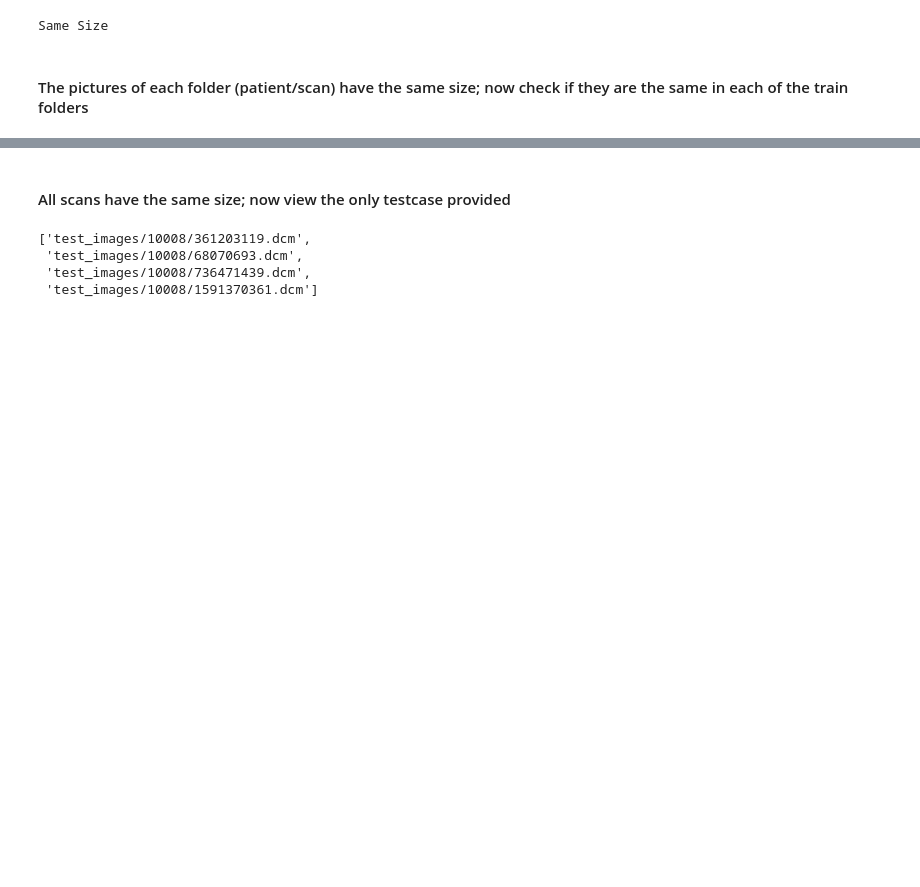
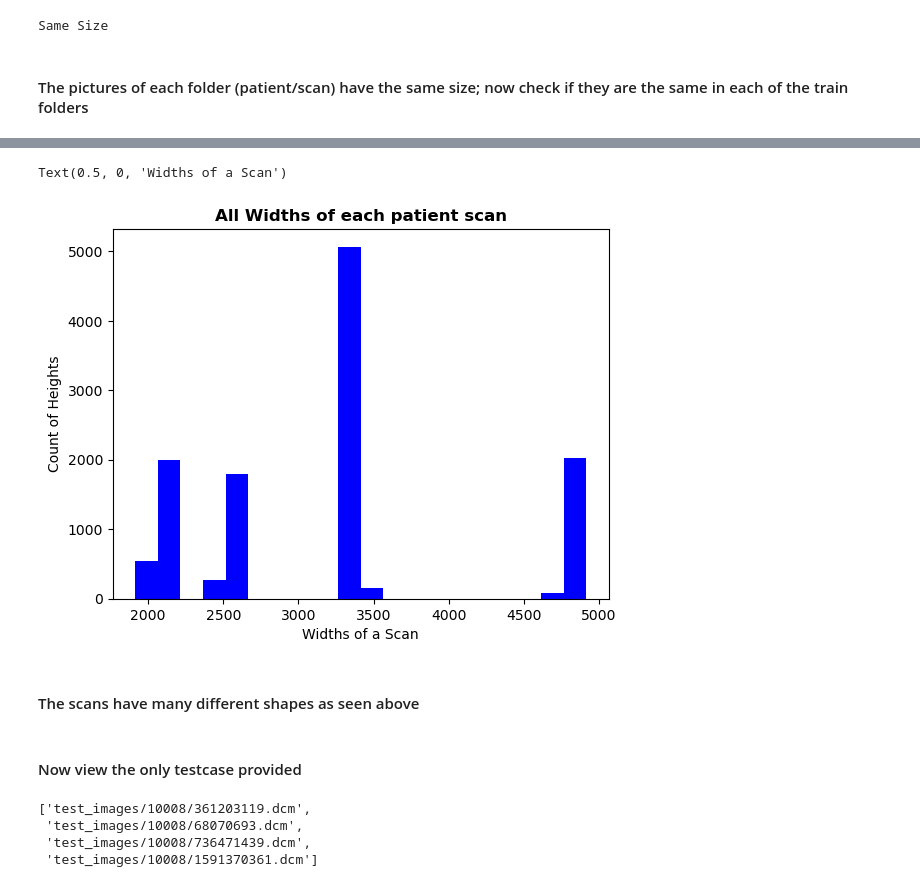
Before and after one commit to Oliver-Busemann/RSNA_Breast_Cancer_Detection, a Jupyter notebook: RSNA_Notebook_1_Data_Exploration.ipynb, the cells around one changed output, grey strips where cells are left out. Cells and saved outputs as stored; diff of their text form; code cells hidden in the pictures; blank space fills up the shorter version.

```diff
--- a/RSNA_Notebook_1_Data_Exploration.ipynb
+++ b/RSNA_Notebook_1_Data_Exploration.ipynb
@@ -243,5 +246,15 @@ Wall time: 56min 53s
+# %%
+plt.hist(train_widths, bins=20, color='blue')
+plt.title('All Widths of each patient scan', fontweight='bold')
+plt.ylabel('Count of Heights')
+plt.xlabel('Widths of a Scan')
+# %% [output]
+Text(0.5, 0, 'Widths of a Scan')
+[figure, added]
+# %% [markdown]
+#### The scans have many different shapes as seen above
 # %% [markdown]
-#### All scans have the same size; now view the only testcase provided
+#### Now view the only testcase provided
 # %%
 exp_test = test_files[0]
 exp_test_files = os.listdir(test_files[0])
```
Also changed, not shown: parts of 12 cells of this notebook.
